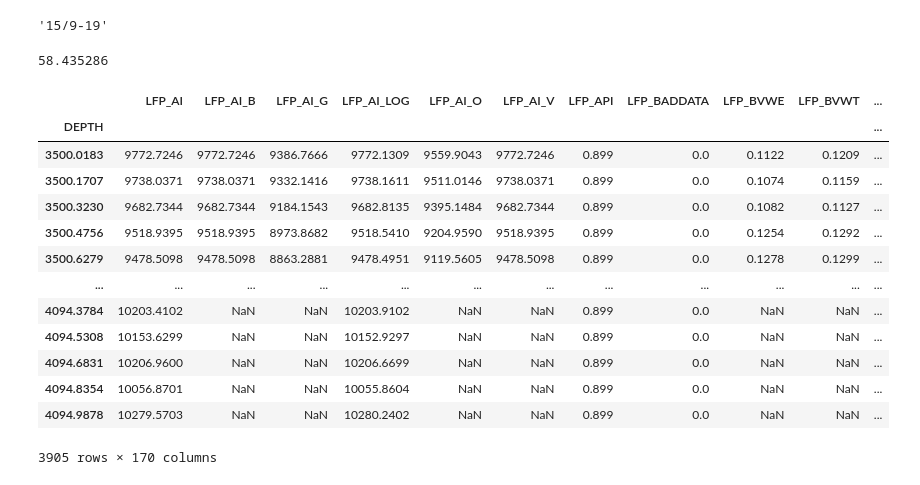
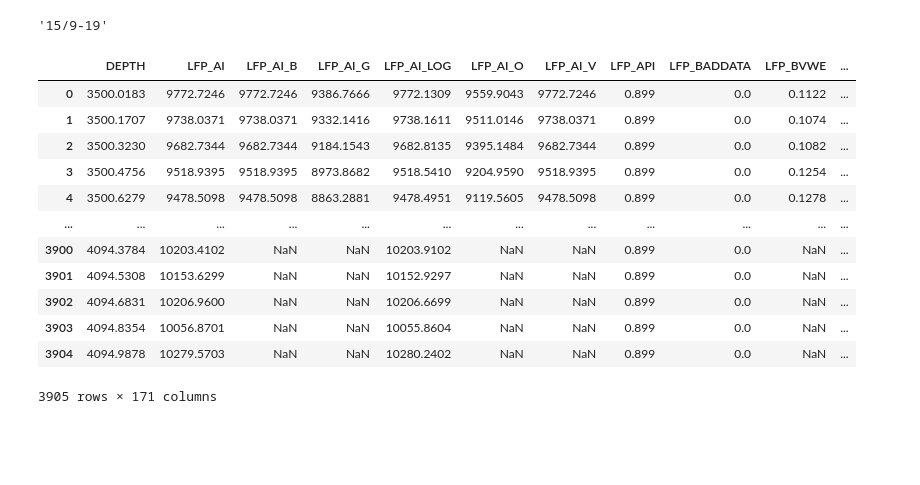
Before and after one commit to andymcdgeo/pywells, a Jupyter notebook: notebooks/testing_notebook.ipynb, the cells around one changed output. Cells and saved outputs as stored; diff of their text form; code cells hidden in the pictures; blank space fills up the shorter version.

```diff
--- a/notebooks/testing_notebook.ipynb
+++ b/notebooks/testing_notebook.ipynb
@@ -10,24 +11,3 @@ well
 well.wellname
 # %% [output]
 '15/9-19'
-# %%
-well.LAT
-# %% [output]
-58.435286
-# %%
-well.well_data
-# %% [output]
-|  | LFP_AI | LFP_AI_B | LFP_AI_G | LFP_AI_LOG | LFP_AI_O | LFP_AI_V | LFP_API | LFP_BADDATA | LFP_BVWE | LFP_BVWT | ... |
-| DEPTH |  |  |  |  |  |  |  |  |  |  | ... |
-| 3500.0183 | 9772.7246 | 9772.7246 | 9386.7666 | 9772.1309 | 9559.9043 | 9772.7246 | 0.899 | 0.0 | 0.1122 | 0.1209 | ... |
-| 3500.1707 | 9738.0371 | 9738.0371 | 9332.1416 | 9738.1611 | 9511.0146 | 9738.0371 | 0.899 | 0.0 | 0.1074 | 0.1159 | ... |
-| 3500.3230 | 9682.7344 | 9682.7344 | 9184.1543 | 9682.8135 | 9395.1484 | 9682.7344 | 0.899 | 0.0 | 0.1082 | 0.1127 | ... |
-| 3500.4756 | 9518.9395 | 9518.9395 | 8973.8682 | 9518.5410 | 9204.9590 | 9518.9395 | 0.899 | 0.0 | 0.1254 | 0.1292 | ... |
-| 3500.6279 | 9478.5098 | 9478.5098 | 8863.2881 | 9478.4951 | 9119.5605 | 9478.5098 | 0.899 | 0.0 | 0.1278 | 0.1299 | ... |
-| ... | ... | ... | ... | ... | ... | ... | ... | ... | ... | ... | ... |
-| 4094.3784 | 10203.4102 | NaN | NaN | 10203.9102 | NaN | NaN | 0.899 | 0.0 | NaN | NaN | ... |
-| 4094.5308 | 10153.6299 | NaN | NaN | 10152.9297 | NaN | NaN | 0.899 | 0.0 | NaN | NaN | ... |
-| 4094.6831 | 10206.9600 | NaN | NaN | 10206.6699 | NaN | NaN | 0.899 | 0.0 | NaN | NaN | ... |
-| 4094.8354 | 10056.8701 | NaN | NaN | 10055.8604 | NaN | NaN | 0.899 | 0.0 | NaN | NaN | ... |
-| 4094.9878 | 10279.5703 | NaN | NaN | 10280.2402 | NaN | NaN | 0.899 | 0.0 | NaN | NaN | ... |
-3905 rows × 170 columns
@@ -34,3 +16,19 @@ well.well_data
+# %%
+well_data
+# %% [output]
+|  | DEPTH | LFP_AI | LFP_AI_B | LFP_AI_G | LFP_AI_LOG | LFP_AI_O | LFP_AI_V | LFP_API | LFP_BADDATA | LFP_BVWE | ... |
+| 0 | 3500.0183 | 9772.7246 | 9772.7246 | 9386.7666 | 9772.1309 | 9559.9043 | 9772.7246 | 0.899 | 0.0 | 0.1122 | ... |
+| 1 | 3500.1707 | 9738.0371 | 9738.0371 | 9332.1416 | 9738.1611 | 9511.0146 | 9738.0371 | 0.899 | 0.0 | 0.1074 | ... |
+| 2 | 3500.3230 | 9682.7344 | 9682.7344 | 9184.1543 | 9682.8135 | 9395.1484 | 9682.7344 | 0.899 | 0.0 | 0.1082 | ... |
+| 3 | 3500.4756 | 9518.9395 | 9518.9395 | 8973.8682 | 9518.5410 | 9204.9590 | 9518.9395 | 0.899 | 0.0 | 0.1254 | ... |
+| 4 | 3500.6279 | 9478.5098 | 9478.5098 | 8863.2881 | 9478.4951 | 9119.5605 | 9478.5098 | 0.899 | 0.0 | 0.1278 | ... |
+| ... | ... | ... | ... | ... | ... | ... | ... | ... | ... | ... | ... |
+| 3900 | 4094.3784 | 10203.4102 | NaN | NaN | 10203.9102 | NaN | NaN | 0.899 | 0.0 | NaN | ... |
+| 3901 | 4094.5308 | 10153.6299 | NaN | NaN | 10152.9297 | NaN | NaN | 0.899 | 0.0 | NaN | ... |
+| 3902 | 4094.6831 | 10206.9600 | NaN | NaN | 10206.6699 | NaN | NaN | 0.899 | 0.0 | NaN | ... |
+| 3903 | 4094.8354 | 10056.8701 | NaN | NaN | 10055.8604 | NaN | NaN | 0.899 | 0.0 | NaN | ... |
+| 3904 | 4094.9878 | 10279.5703 | NaN | NaN | 10280.2402 | NaN | NaN | 0.899 | 0.0 | NaN | ... |
+3905 rows × 171 columns
 # %%
 well.header_table()
 # %% [output]
```
Also changed, not shown: parts of 9 cells of this notebook, 4 other files.
